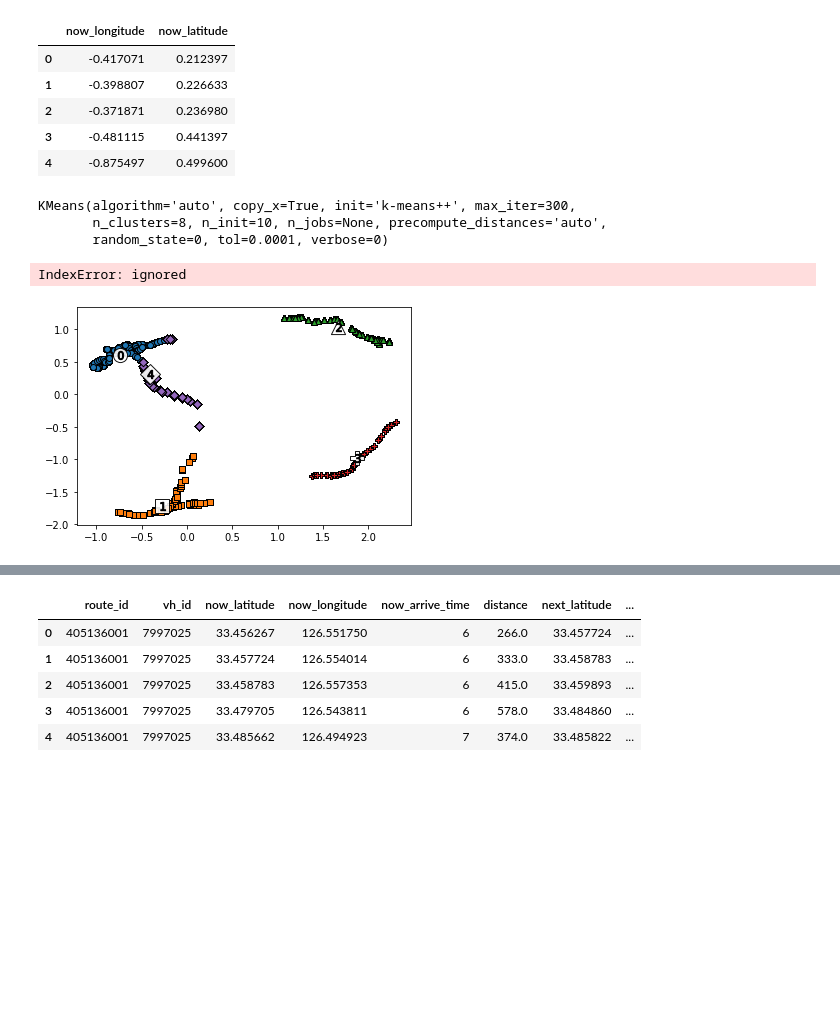
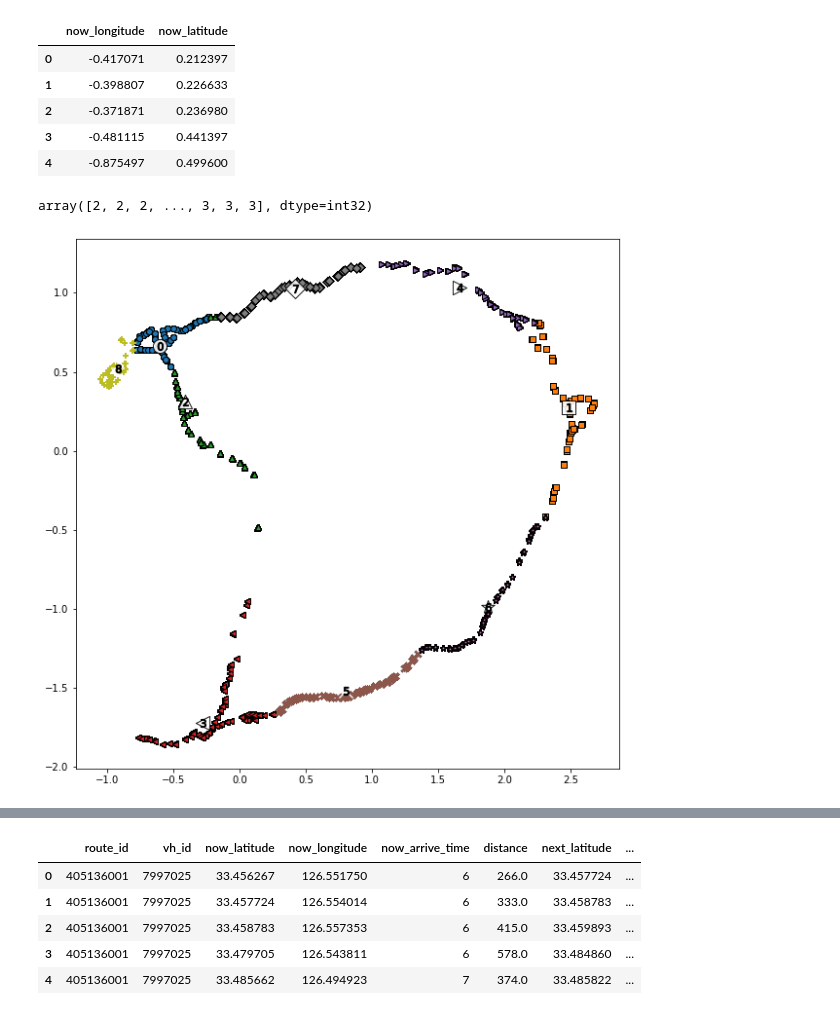
Before and after one commit to dbj2000/DACON, a Jupyter notebook: pr1_Bus Operating Time.ipynb, the cells around one changed output, grey strips where cells are left out. Drawn from its saved outputs; the diff is of its cells as text; code cells hidden in the pictures; blank space fills up the shorter version.

```diff
--- a/pr1_Bus Operating Time.ipynb
+++ b/pr1_Bus Operating Time.ipynb
@@ -166,34 +240,32 @@ train_now_df_scaled.head()
 from sklearn.cluster import KMeans
 
 # K-Means 클러스터링 수행
-kmeans = KMeans(n_clusters = 8, init='k-means++', max_iter=300, random_state=0)
-kmeans.fit(train_now_df_scaled)
+kmeans = KMeans(n_clusters = 9, init='k-means++', max_iter=300, random_state=0)
+kmeans.fit_predict(train_now_df_scaled)
 # %% [output]
-KMeans(algorithm='auto', copy_x=True, init='k-means++', max_iter=300,
-       n_clusters=8, n_init=10, n_jobs=None, precompute_distances='auto',
-       random_state=0, tol=0.0001, verbose=0)
+array([2, 2, 2, ..., 3, 3, 3], dtype=int32)
 # %%
 import numpy as np
 import matplotlib.pyplot as plt
 %matplotlib inline
 
+plt.rcParams["figure.figsize"]=(10, 10)
 train_now_df_scaled['cluster'] = kmeans.labels_
 
 # cluster_centers_는 개별 클러스터의 중심 위치 좌표 시각화를 위해 추출
 centers = kmeans.cluster_centers_
 unique_labels = np.unique(kmeans.labels_)
-markers = ['o', 's', '^', 'P', 'D']
+markers = ['o', 's', '^', '<', '>', 'x', '*', 'D', '+']
 
 # 군집된 label 유형별로 scatter plot시행
 for label in unique_labels:
   label_cluster = train_now_df_scaled[train_now_df_scaled['cluster']==label]
   center_x_y = centers[label]
   plt.scatter(x=label_cluster['now_longitude'], y=label_cluster['now_latitude'], edgecolor='k', marker=markers[label])
 
   # 군집별 중심위치
   plt.scatter(x=center_x_y[0], y=center_x_y[1], s=200, color='white', alpha=0.9, edgecolor='k', marker=markers[label])
   plt.scatter(x=center_x_y[0], y=center_x_y[1], s=70, color='k', edgecolor='k', marker='$%d$' % label)
 plt.show()
 # %% [output]
-IndexError: ignored
-[figure, old version]
+[figure, new version]
```
Also changed, not shown: parts of 17 cells of this notebook.
